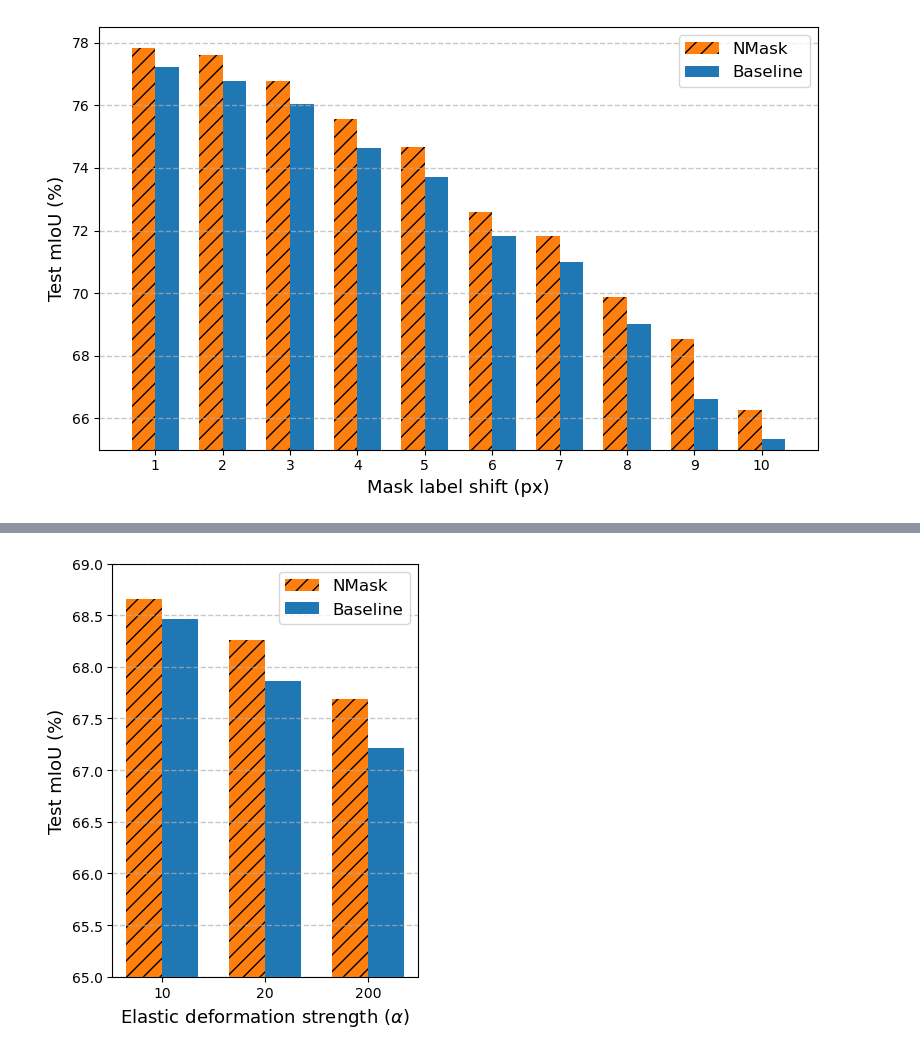
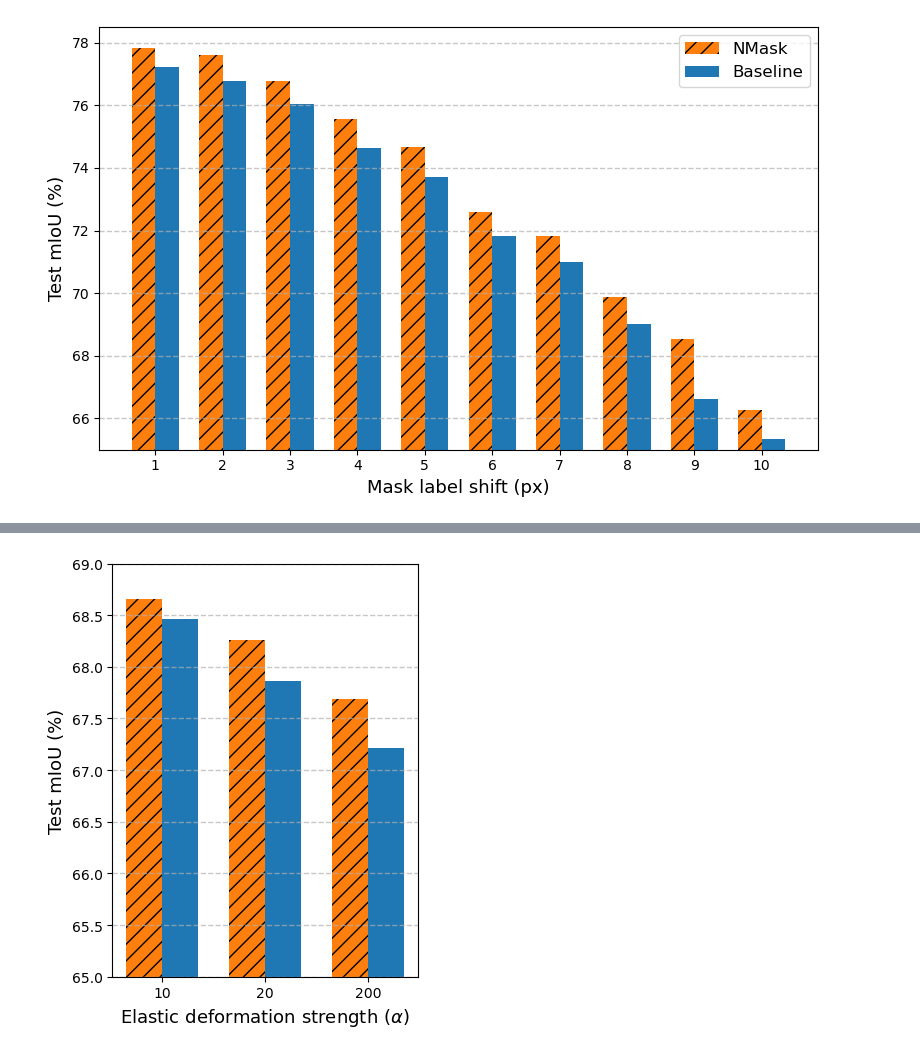
Before and after one commit to unique-chan/NMask, a Jupyter notebook: visualization/Fig5.ipynb, the cells around one changed output, grey strips where cells are left out. Cells and saved outputs as stored; diff of their text form; code cells hidden in the pictures.

```diff
--- a/visualization/Fig5.ipynb
+++ b/visualization/Fig5.ipynb
@@ -99,36 +99,36 @@ nmask =    [68.66, 68.26, 67.69]
 x = np.arange(len(alphas))
 width = 0.35
 
 plt.figure(figsize=(4, 5))
 ax = plt.gca()
 
 # Bars
 bars1 = ax.bar(x - width/2, nmask, width,
                label='NMask',
                color='#ff7f0e',
                hatch='//')
 
 bars2 = ax.bar(x + width/2, baseline, width,
                label='Baseline',
                color='#1f77b4')
 
 # Axis formatting
 ax.set_xlabel(r'Elastic deformation strength ($\alpha$)', fontsize=13)
 ax.set_ylabel('Test mIoU (%)', fontsize=13)
 
 ax.set_xticks(x)
 ax.set_xticklabels(alphas)
 
 ax.set_ylim(65, 69)
 
 ax.grid(axis='y', linestyle='--', linewidth=1, alpha=0.7)
-ax.legend(fontsize=12)
+#ax.legend(fontsize=12)
 
 plt.tight_layout()
-plt.savefig("Fig5-2-pcd.svg", format="svg", bbox_inches="tight")
+plt.savefig("Fig5-2-pcd-elastic.svg", format="svg", bbox_inches="tight")
 plt.show()
 # %% [output]
-[figure, old version]
+[figure, new version]
 # %%
 import numpy as np
 import matplotlib.pyplot as plt
```
Also changed, not shown: parts of 3 cells of this notebook.
